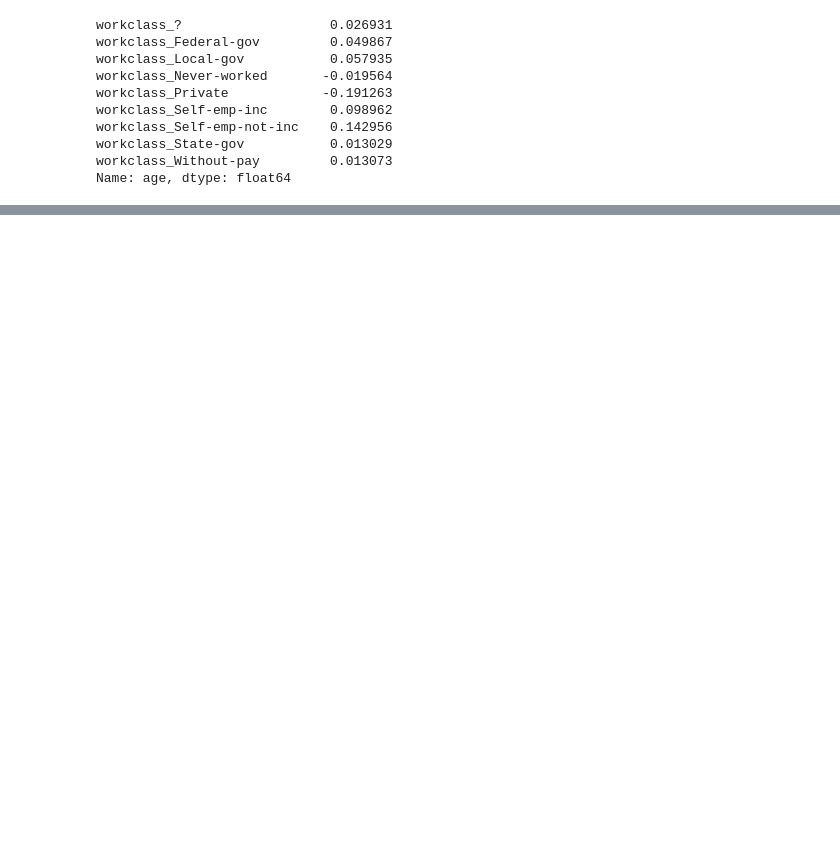
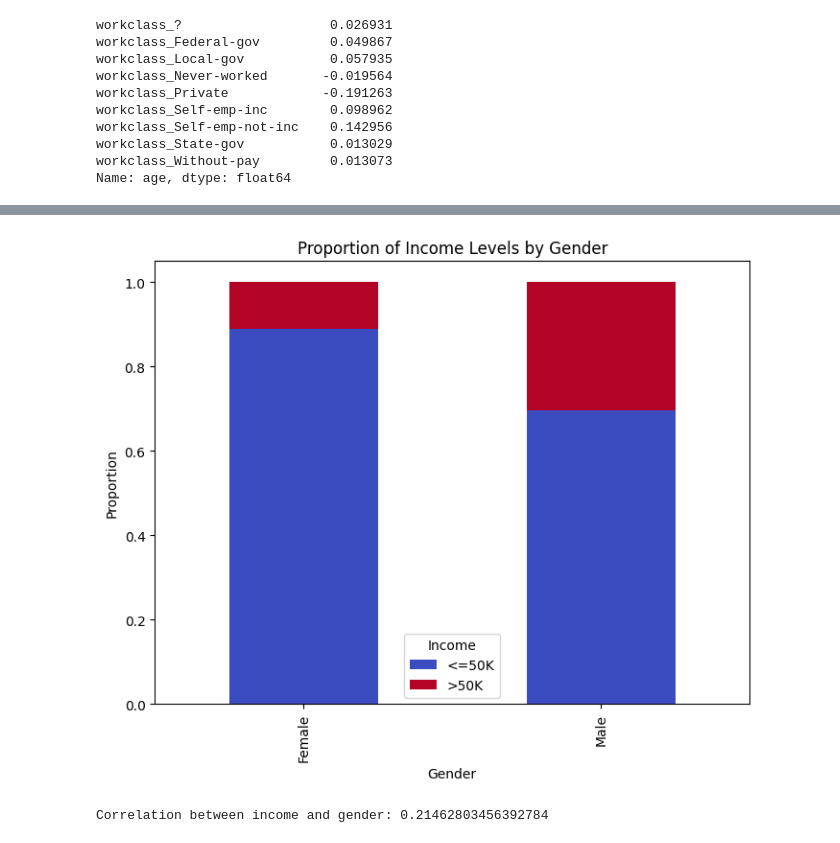
Before and after one commit to jonathanLOlsen/Data-and-things, a Jupyter notebook: 2) Data transformation and exploratory data analysis/e/1handin.ipynb, the cells around one changed output, grey strips where cells are left out. Cells and saved outputs as stored; diff of their text form; code cells hidden in the pictures; blank space fills up the shorter version.

```diff
--- a/2) Data transformation and exploratory data analysis/e/1handin.ipynb
+++ b/2) Data transformation and exploratory data analysis/e/1handin.ipynb
@@ -359,0 +338,19 @@ Male    22732  9918
+# %%
+gender_income_proportions.plot(kind='bar', stacked=True, figsize=(8, 6), colormap='coolwarm')
+plt.title('Proportion of Income Levels by Gender')
+plt.xlabel('Gender')
+plt.ylabel('Proportion')
+plt.legend(title='Income')
+plt.show()
+# %% [output]
+[figure, added]
+# %%
+# Convert 'income' and 'sex' to numerical values
+adult_data['income_numeric'] = adult_data['income'].apply(lambda x: 1 if x == '>50K' else 0)
+adult_data['sex_numeric'] = adult_data['sex'].apply(lambda x: 1 if x == 'Male' else 0)
+
+# Calculate the correlation
+correlation = adult_data[['income_numeric', 'sex_numeric']].corr().iloc[0, 1]
+print(f"Correlation between income and gender: {correlation}")
+# %% [output]
+Correlation between income and gender: 0.21462803456392784
```
Also changed, not shown: parts of 17 cells of this notebook.
